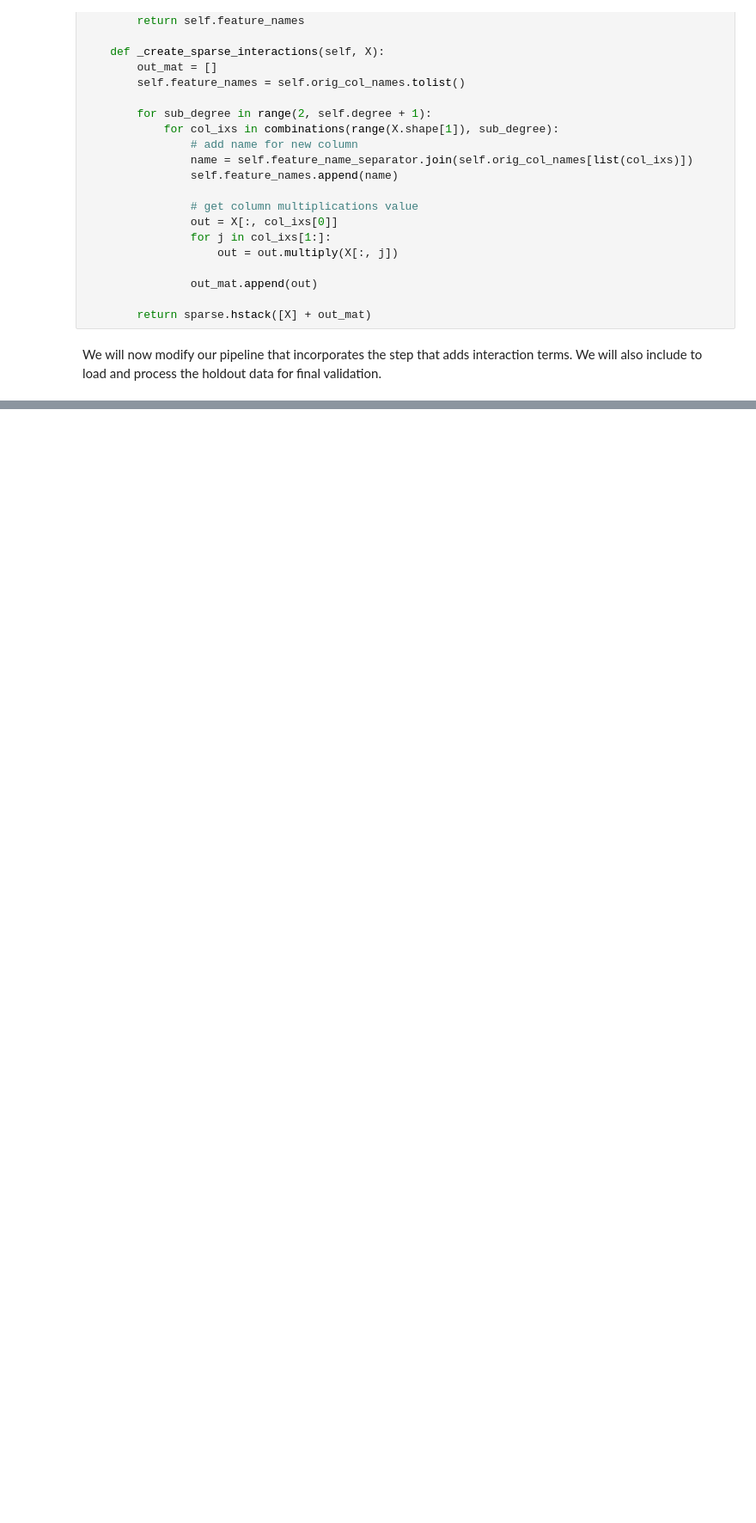
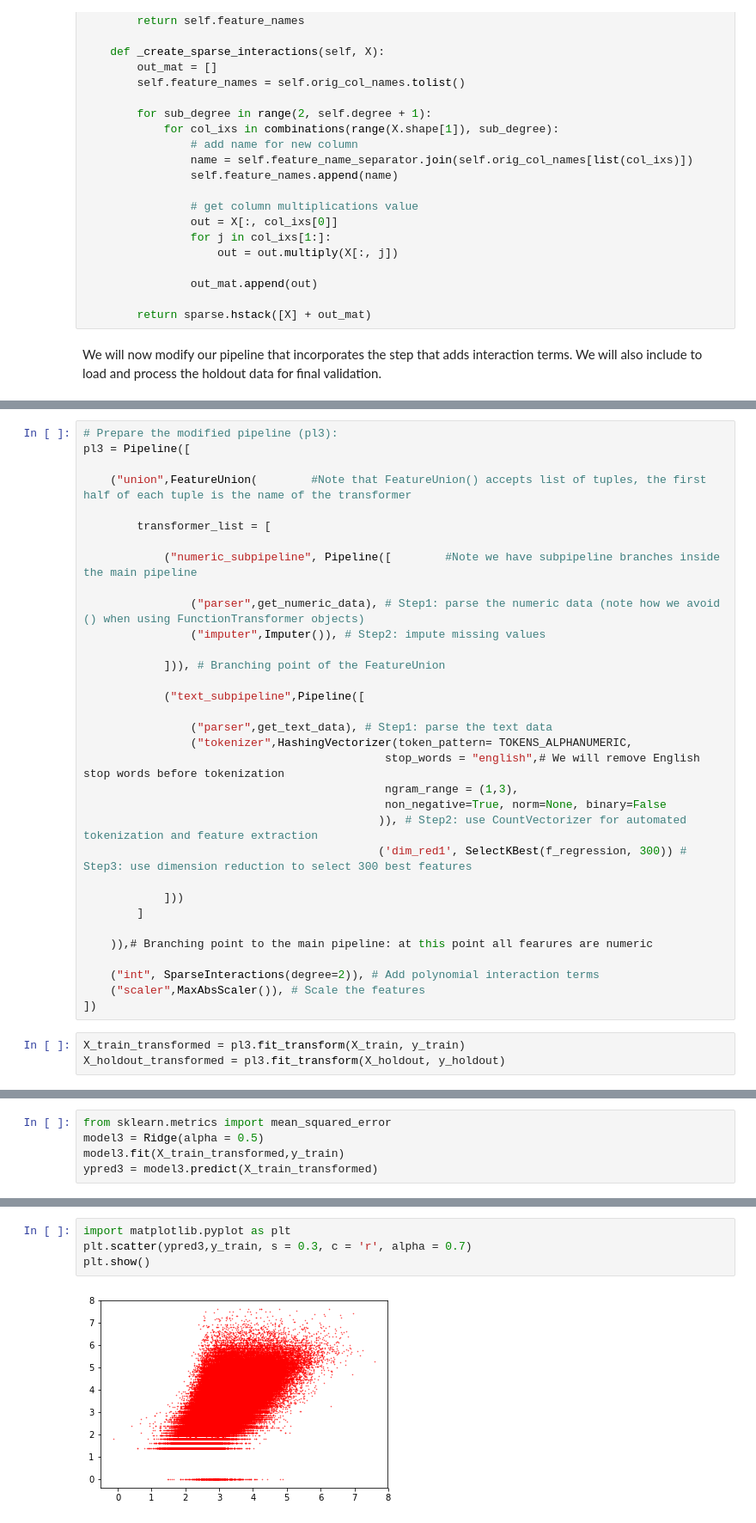
Before and after one commit to ayguno/Kaggle-Mercari-Price-Suggestion-Challenge, a Jupyter notebook: Kaggle Mercari Price Suggestion Challenge IPython Kernel.ipynb, the cells around one changed output, grey strips where cells are left out. Shown at 86% size. Saved outputs shown, nothing was run; the diff lists cells and outputs as text; blank space fills up the shorter version.

Commit message:
Trained pipeline 3 with improved out of the box performance

```diff
--- a/Kaggle Mercari Price Suggestion Challenge IPython Kernel.ipynb
+++ b/Kaggle Mercari Price Suggestion Challenge IPython Kernel.ipynb
@@ -760,0 +807,36 @@ os.listdir()
+# %%
+# Prepare the modified pipeline (pl3):
+pl3 = Pipeline([
+
+    ("union",FeatureUnion(        #Note that FeatureUnion() accepts list of tuples, the first half of each tuple is the name of the transformer
+
+        transformer_list = [
+
+            ("numeric_subpipeline", Pipeline([        #Note we have subpipeline branches inside the main pipeline
+
+                ("parser",get_numeric_data), # Step1: parse the numeric data (note how we avoid () when using FunctionTransformer objects)
+                ("imputer",Imputer()), # Step2: impute missing values
+
+            ])), # Branching point of the FeatureUnion
+
+            ("text_subpipeline",Pipeline([
+
+                ("parser",get_text_data), # Step1: parse the text data
+                ("tokenizer",HashingVectorizer(token_pattern= TOKENS_ALPHANUMERIC,
+                                             stop_words = "english",# We will remove English stop words before tokenization
+                                             ngram_range = (1,3),
+                                             non_negative=True, norm=None, binary=False
+                                            )), # Step2: use CountVectorizer for automated tokenization and feature extraction
+                                            ('dim_red1', SelectKBest(f_regression, 300)) # Step3: use dimension reduction to select 300 best features
+
+            ]))
+        ]
+
+    )),# Branching point to the main pipeline: at this point all fearures are numeric
+
+    ("int", SparseInteractions(degree=2)), # Add polynomial interaction terms
+    ("scaler",MaxAbsScaler()), # Scale the features
+])
+# %%
+X_train_transformed = pl3.fit_transform(X_train, y_train)
+X_holdout_transformed = pl3.fit_transform(X_holdout, y_holdout)
@@ -760,0 +860,5 @@ os.listdir()
+# %%
+from sklearn.metrics import mean_squared_error
+model3 = Ridge(alpha = 0.5)
+model3.fit(X_train_transformed,y_train)
+ypred3 = model3.predict(X_train_transformed)
@@ -760,0 +871,6 @@ os.listdir()
+# %%
+import matplotlib.pyplot as plt
+plt.scatter(ypred3,y_train, s = 0.3, c = 'r', alpha = 0.7)
+plt.show()
+# %% [output]
+[figure, added]
```
Also changed, not shown: parts of 33 cells of this notebook.
